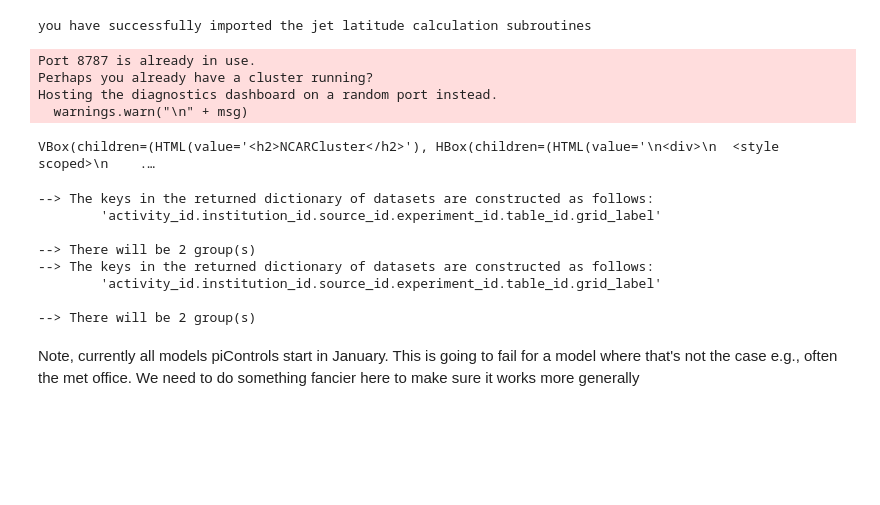
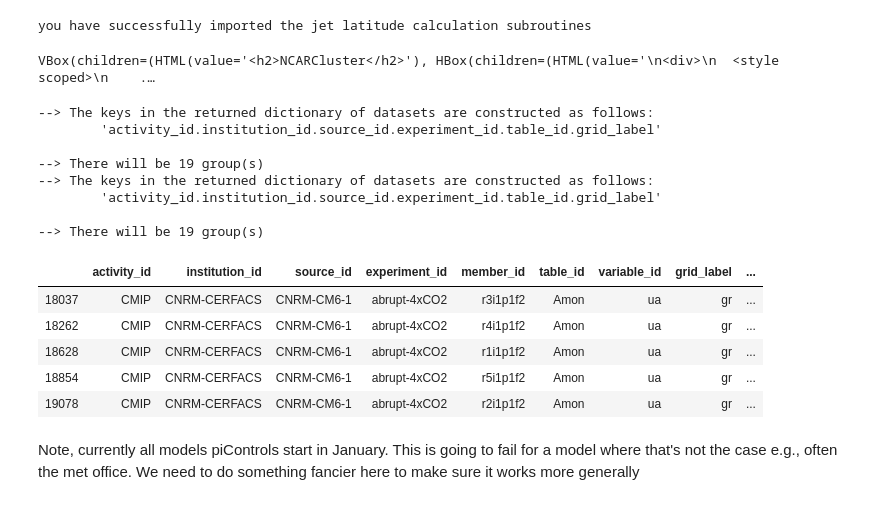
Before and after one commit to islasimpson/cmip6hack-emergentconstraints, a Jupyter notebook: notebooks/shjlat_ec_4xco2.ipynb, the cells around one changed output. Saved outputs shown, nothing was run; the diff lists cells and outputs as text; code cells hidden in the pictures; blank space fills up the shorter version.

```diff
--- a/notebooks/shjlat_ec_4xco2.ipynb
+++ b/notebooks/shjlat_ec_4xco2.ipynb
@@ -20,13 +20,9 @@ you have successfully imported the jet latitude calculation subroutines
 # %%
 from ncar_jobqueue import NCARCluster
 from distributed import Client
-cluster = NCARCluster(project='P04010022')
+cluster = NCARCluster(project='UCGD0006')
 cluster.adapt(minimum_jobs=1, maximum_jobs=10)
 client = Client(cluster)
 cluster
 # %% [output]
-Port 8787 is already in use.
-Perhaps you already have a cluster running?
-Hosting the diagnostics dashboard on a random port instead.
-  warnings.warn("\n" + msg)
+VBox(children=(HTML(value='<h2>NCARCluster</h2>'), HBox(children=(HTML(value='\n<div>\n  <style scoped>\n    .…
-VBox(children=(HTML(value='<h2>NCARCluster</h2>'), HBox(children=(HTML(value='\n<div>\n  <style scoped>\n    .…
@@ -35,33 +29,40 @@ VBox(children=(HTML(value='<h2>NCARCluster</h2>'), HBox(children=(HTML(value='\n
 # %%
-# model=['AWI-CM-1-1-MR','BCC-CSM2-MR','BCC-ESM1',
-#        'CAMS-CSM1-0','CanESM5','CNRM-CM6-1','CNRM-ESM2-1','E3SM-1-0',
-#        'MIROC6',
-#        'HadGEM3-GC31-LL','UKESM1-0-LL','MRI-ESM2-0',
-#        'GISS-E2-1-G','GISS-E2-1-H','CESM2','CESM2-WACCM',
-#        'NorESM2-LM','GFDL-AM4','GFDL-ESM4','SAM0-UNICON']
+models=['AWI-CM-1-1-MR','BCC-CSM2-MR','BCC-ESM1',
+       'CAMS-CSM1-0','CanESM5','CNRM-CM6-1','CNRM-ESM2-1','E3SM-1-0',
+       'MIROC6',
+       'HadGEM3-GC31-LL','UKESM1-0-LL','MRI-ESM2-0',
+       'GISS-E2-1-G','GISS-E2-1-H','CESM2','CESM2-WACCM',
+       'NorESM2-LM','GFDL-AM4','GFDL-ESM4','SAM0-UNICON']
 
-model = ['IPSL-CM6A-LR','CanESM5']
+#model = ['IPSL-CM6A-LR','CanESM5']
 
 var = ["ua"]
 col = intake.open_esm_datastore("/glade/collections/cmip/catalog/\
 intake-esm-datastore/catalogs/glade-cmip6.json")
 cat = col.search(activity_id="CMIP",experiment_id="piControl",
-                variable_id=var, table_id="Amon", source_id=model)
+                variable_id=var, table_id="Amon", source_id=models)
 cat4x = col.search(activity_id="CMIP",experiment_id="abrupt-4xCO2",
-                variable_id=var, table_id="Amon", source_id=model)
+                variable_id=var, table_id="Amon", source_id=models)
 dset_dict_pi = cat.to_dataset_dict(cdf_kwargs={'chunks': {"time": 36},
                                     'decode_times': True})
 dset_dict_4x = cat4x.to_dataset_dict(cdf_kwargs={'chunks': {"time": 36},
                                     'decode_times': True})
+cat4x.df.head()
 # %% [output]
 --> The keys in the returned dictionary of datasets are constructed as follows:
         'activity_id.institution_id.source_id.experiment_id.table_id.grid_label'
 
---> There will be 2 group(s)
+--> There will be 19 group(s)
 --> The keys in the returned dictionary of datasets are constructed as follows:
         'activity_id.institution_id.source_id.experiment_id.table_id.grid_label'
 
---> There will be 2 group(s)
+--> There will be 19 group(s)
+|  | activity_id | institution_id | source_id | experiment_id | member_id | table_id | variable_id | grid_label | ... |
+| 18037 | CMIP | CNRM-CERFACS | CNRM-CM6-1 | abrupt-4xCO2 | r3i1p1f2 | Amon | ua | gr | ... |
+| 18262 | CMIP | CNRM-CERFACS | CNRM-CM6-1 | abrupt-4xCO2 | r4i1p1f2 | Amon | ua | gr | ... |
+| 18628 | CMIP | CNRM-CERFACS | CNRM-CM6-1 | abrupt-4xCO2 | r1i1p1f2 | Amon | ua | gr | ... |
+| 18854 | CMIP | CNRM-CERFACS | CNRM-CM6-1 | abrupt-4xCO2 | r5i1p1f2 | Amon | ua | gr | ... |
+| 19078 | CMIP | CNRM-CERFACS | CNRM-CM6-1 | abrupt-4xCO2 | r2i1p1f2 | Amon | ua | gr | ... |
 # %% [markdown]
 Note, currently all models piControls start in January.  This is going to fail for a model where that's not the case e.g., often the met office.  We need to do something fancier here to make sure it works more generally
 # %%
```
Also changed, not shown: parts of 15 cells of this notebook.
